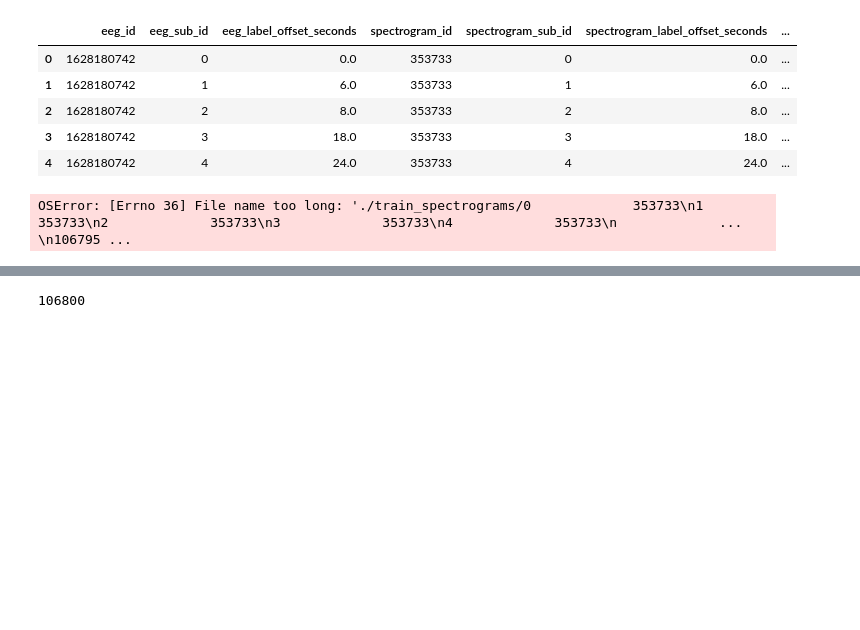
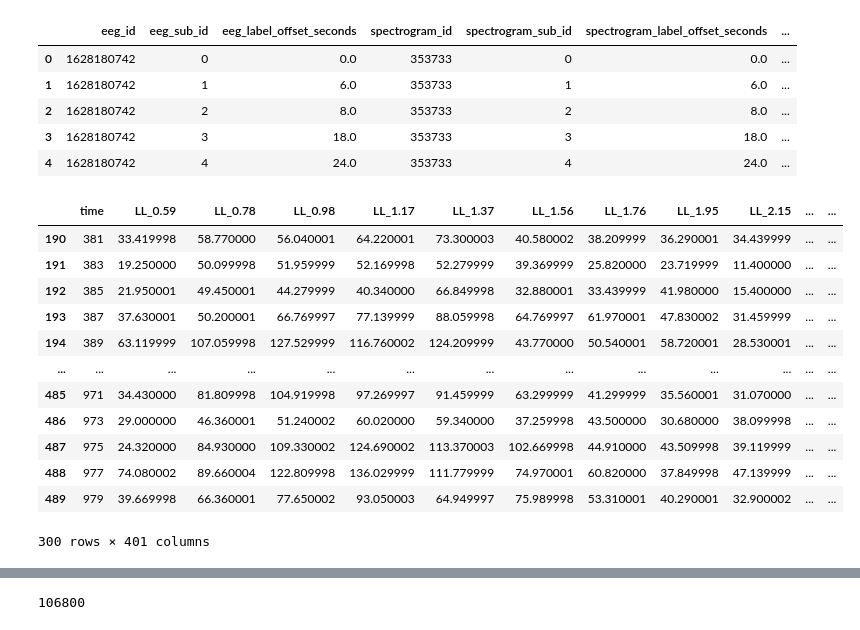
Before and after one commit to JatinSingh28/Harmful-brain-activity-pytorch, a Jupyter notebook: train.ipynb, the cells around one changed output, grey strips where cells are left out. Cells and saved outputs as stored; diff of their text form; code cells hidden in the pictures; blank space fills up the shorter version.

```diff
--- a/train.ipynb
+++ b/train.ipynb
@@ -51,10 +44,22 @@ def paired_spectrogram(spec_id, offset):
     end = offset + 600
     return consolidated_spec[(consolidated_spec["time"] <= end) & (consolidated_spec["time"] >= start)]
 # %%
-spec = paired_spectrogram(df["spectrogram_id"], df["spectrogram_label_offset_seconds"])
+spec = paired_spectrogram(row["spectrogram_id"], row["spectrogram_label_offset_seconds"])
 spec
 # %% [output]
+|  | time | LL_0.59 | LL_0.78 | LL_0.98 | LL_1.17 | LL_1.37 | LL_1.56 | LL_1.76 | LL_1.95 | LL_2.15 | ... | ... |
+| 190 | 381 | 33.419998 | 58.770000 | 56.040001 | 64.220001 | 73.300003 | 40.580002 | 38.209999 | 36.290001 | 34.439999 | ... | ... |
+| 191 | 383 | 19.250000 | 50.099998 | 51.959999 | 52.169998 | 52.279999 | 39.369999 | 25.820000 | 23.719999 | 11.400000 | ... | ... |
+| 192 | 385 | 21.950001 | 49.450001 | 44.279999 | 40.340000 | 66.849998 | 32.880001 | 33.439999 | 41.980000 | 15.400000 | ... | ... |
+| 193 | 387 | 37.630001 | 50.200001 | 66.769997 | 77.139999 | 88.059998 | 64.769997 | 61.970001 | 47.830002 | 31.459999 | ... | ... |
+| 194 | 389 | 63.119999 | 107.059998 | 127.529999 | 116.760002 | 124.209999 | 43.770000 | 50.540001 | 58.720001 | 28.530001 | ... | ... |
+| ... | ... | ... | ... | ... | ... | ... | ... | ... | ... | ... | ... | ... |
+| 485 | 971 | 34.430000 | 81.809998 | 104.919998 | 97.269997 | 91.459999 | 63.299999 | 41.299999 | 35.560001 | 31.070000 | ... | ... |
+| 486 | 973 | 29.000000 | 46.360001 | 51.240002 | 60.020000 | 59.340000 | 37.259998 | 43.500000 | 30.680000 | 38.099998 | ... | ... |
+| 487 | 975 | 24.320000 | 84.930000 | 109.330002 | 124.690002 | 113.370003 | 102.669998 | 44.910000 | 43.509998 | 39.119999 | ... | ... |
+| 488 | 977 | 74.080002 | 89.660004 | 122.809998 | 136.029999 | 111.779999 | 74.970001 | 60.820000 | 37.849998 | 47.139999 | ... | ... |
+| 489 | 979 | 39.669998 | 66.360001 | 77.650002 | 93.050003 | 64.949997 | 75.989998 | 53.310001 | 40.290001 | 32.900002 | ... | ... |
-OSError: [Errno 36] File name too long: './train_spectrograms/0             353733\n1             353733\n2             353733\n3             353733\n4             353733\n             ...    \n106795 ...
+300 rows × 401 columns
 # %%
 def plot_spec(df):
     fig, axs = plt.subplots(4, 1, figsize=(15, 10), sharey=True)
```
Also changed, not shown: parts of 7 cells of this notebook.
